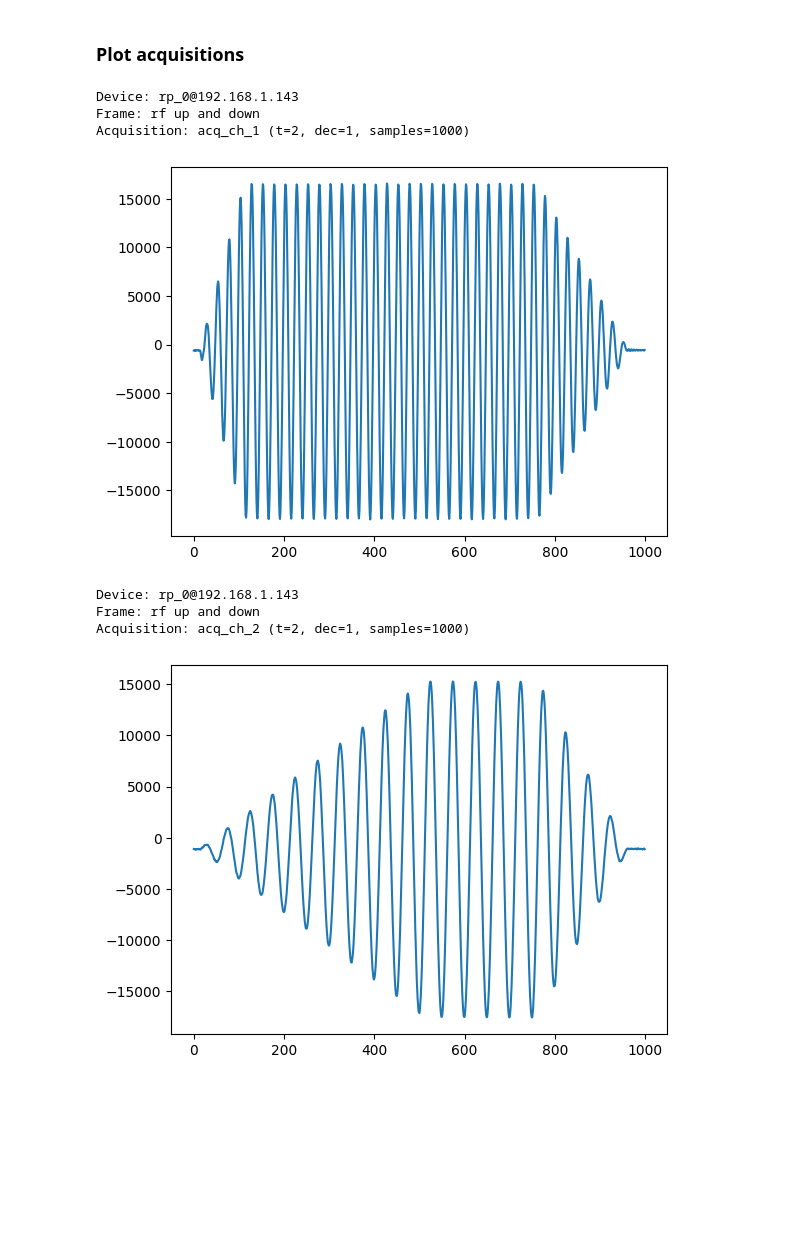
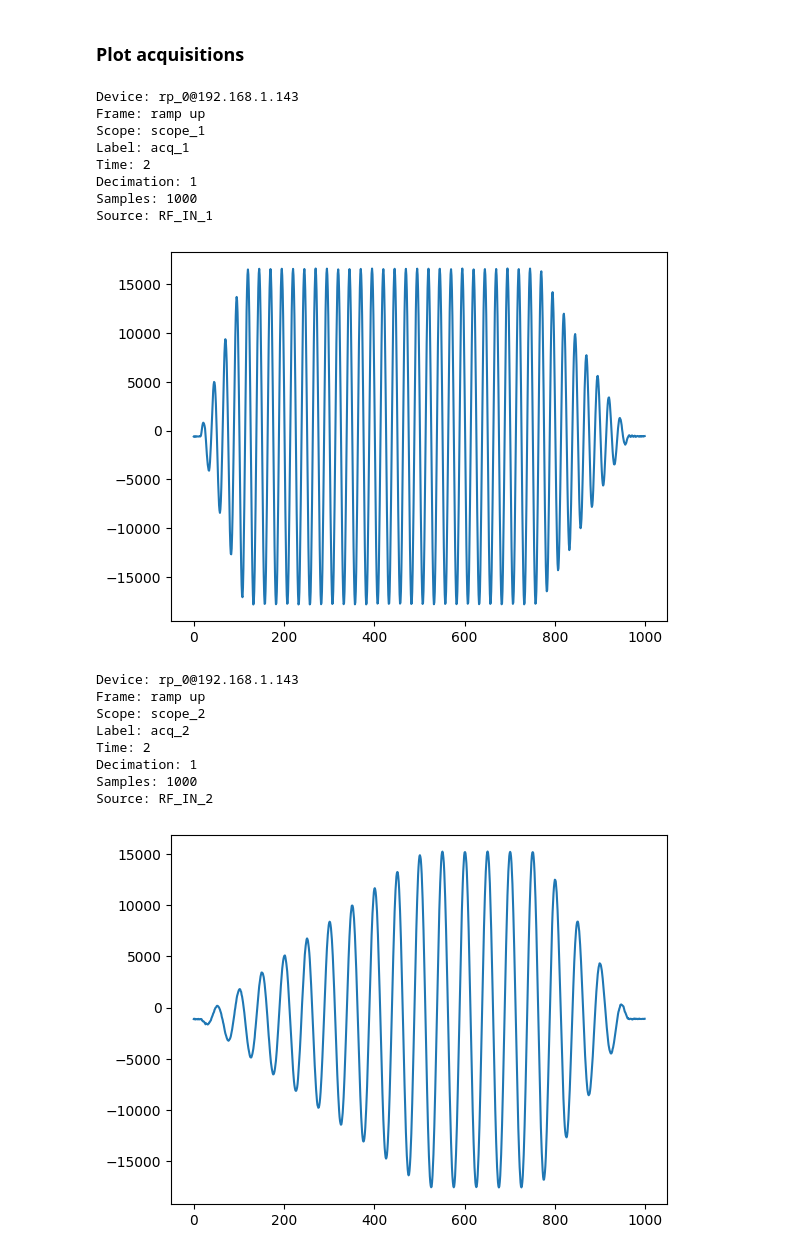
Before and after one commit to dspsandbox/Redpitaya-IO-Sync, a Jupyter notebook: example/rf_in_out.ipynb, the cells around one changed output. Drawn from its saved outputs; the diff is of its cells as text; code cells hidden in the pictures; blank space fills up the shorter version.

Commit message:
finish single device examples

```diff
--- a/example/rf_in_out.ipynb
+++ b/example/rf_in_out.ipynb
@@ -16,6 +16,7 @@ rp_0 = Rp_125_14_Z7010(ip="192.168.1.143", label="rp_0")
 # %%
 seq = IoSequence(device_list=[rp_0])
 fr_0 = IoSyncFrame(device_type=Rp_125_14_Z7010, trig=None)
+fr_1 = IoSyncFrame(device_type=Rp_125_14_Z7010, trig=None)
 # %% [markdown]
 ### Frame definitions
 # %%
@@ -48,7 +50,8 @@ for ampl in np.linspace(0.5, 0, 200):
 ### Sequence definition
 # %%
 seq.reset()
-seq.add_frame(frame=fr_0, device=rp_0, label="rf up and down")
+seq.add_frame(frame=fr_0, device=rp_0, label="ramp up")
+seq.add_frame(frame=fr_1, device=rp_0, label="ramp down")
 
 print(seq.sequence_description())
 # %% [output]
@@ -95,26 +99,42 @@ seq.stop()
 # %%
 scope_dict = seq.get_scope()
 
 for device_id in scope_dict.keys():
     for frame_label in scope_dict[device_id].keys():
         for scope_label in scope_dict[device_id][frame_label].keys():
             for acq_label in scope_dict[device_id][frame_label][scope_label].keys():
                 t = scope_dict[device_id][frame_label][scope_label][acq_label]["t"]
                 dec = scope_dict[device_id][frame_label][scope_label][acq_label]["dec"]
                 samples = scope_dict[device_id][frame_label][scope_label][acq_label]["samples"]
+                src = scope_dict[device_id][frame_label][scope_label][acq_label]["src"]
                 data = scope_dict[device_id][frame_label][scope_label][acq_label]["data"]
                 print(f"Device: {device_id}")
                 print(f"Frame: {frame_label}")
-                print(f"Acquisition: {acq_label} (t={t}, dec={dec}, samples={samples})")
+                print(f"Scope: {scope_label}")
+                print(f"Label: {acq_label}")
+                print(f"Time: {t}")
+                print(f"Decimation: {dec}")
+                print(f"Samples: {samples}")
+                print(f"Source: {src}")
                 plt.figure()
                 plt.plot(data)
                 plt.show()
 # %% [output]
 Device: rp_0@192.168.1.143
-Frame: rf up and down
-Acquisition: acq_ch_1 (t=2, dec=1, samples=1000)
+Frame: ramp up
+Scope: scope_1
+Label: acq_1
+Time: 2
+Decimation: 1
+Samples: 1000
+Source: RF_IN_1
-[figure, old version]
+[figure, new version]
 Device: rp_0@192.168.1.143
-Frame: rf up and down
-Acquisition: acq_ch_2 (t=2, dec=1, samples=1000)
+Frame: ramp up
+Scope: scope_2
+Label: acq_2
+Time: 2
+Decimation: 1
+Samples: 1000
+Source: RF_IN_2
-[figure, old version]
+[figure, new version]
```
Also changed, not shown: parts of 3 cells of this notebook, 14 other files.
